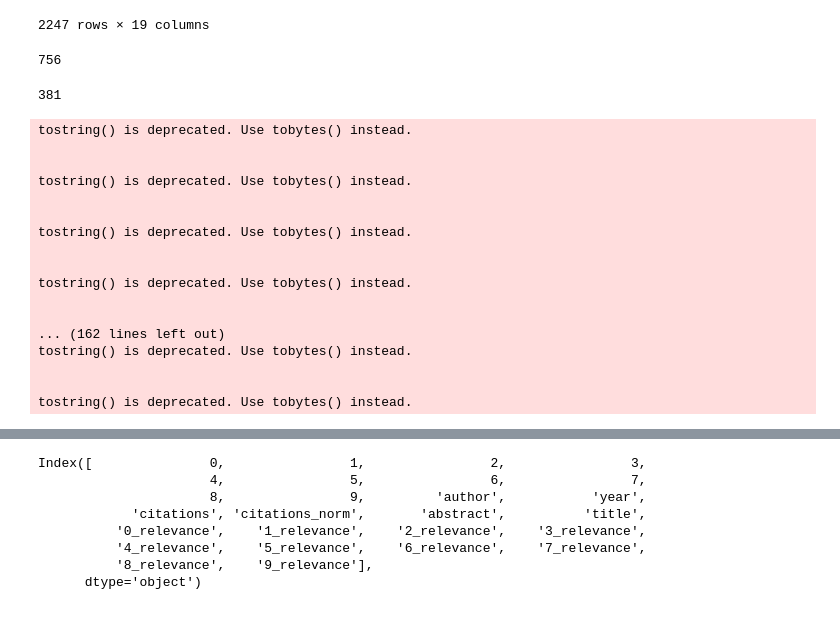
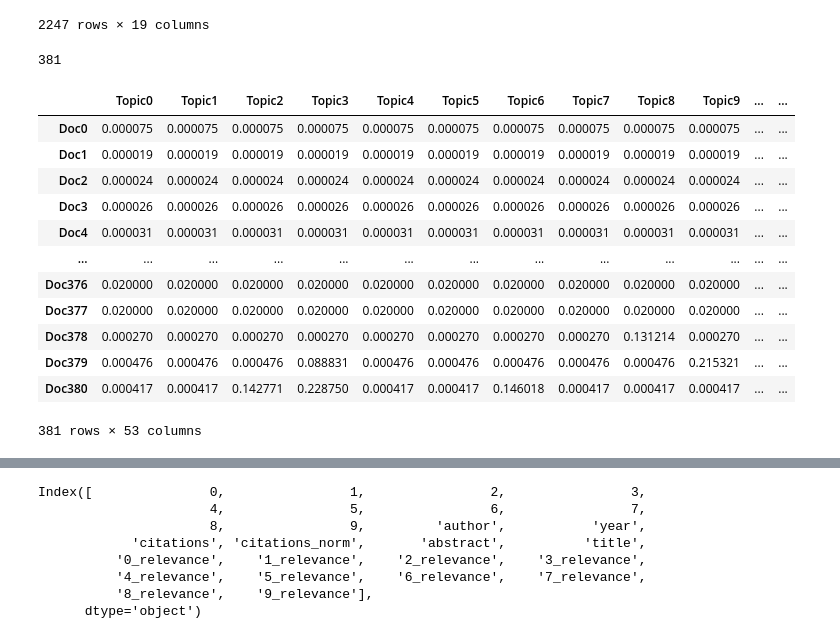
Before and after one commit to brianrqian/LDA, a Jupyter notebook: LDA-pipeline.ipynb, the cells around one changed output, grey strips where cells are left out. Cells and saved outputs as stored; diff of their text form; code cells hidden in the pictures.

```diff
--- a/LDA-pipeline.ipynb
+++ b/LDA-pipeline.ipynb
@@ -268,16 +264,14 @@ for author in df3.names.unique():
 for i, row in df3.iterrows():
     authors[row['names']][row['year']].append(row['abstract_processed'])
 # %%
-all_docs = []
-for author, author_dict in authors.items():
-    for year, documents in author_dict.items():
-        all_docs.append(" ".join(documents))
-len(all_docs)
+#all_docs = []
+#for author, author_dict in authors.items():
+#    for year, documents in author_dict.items():
+#        all_docs.append(" ".join(documents))
+#len(all_docs)
-# %% [output]
-756
 # %%
 all_docs = []
-missing_author_years = {author : list() for author in data.author.unique()}
+missing_author_years = {author : list() for author in df3.names.unique()}
 for author, author_dict in authors.items():
     for year, documents in author_dict.items():
         if len(documents) == 0:
@@ -311,24 +305,6 @@ result5 = modeller5.fit_transform(counts)
 
 models = {'10':modeller,'20':modeller2,'30':modeller3,'40':modeller4,'50':modeller5}
 results = {'10':result,'20':result2,'30':result3,'40':result4,'50':result5}
-# %% [output]
-tostring() is deprecated. Use tobytes() instead.
-
-
-tostring() is deprecated. Use tobytes() instead.
-
-
-tostring() is deprecated. Use tobytes() instead.
-
-
-tostring() is deprecated. Use tobytes() instead.
-
-
-... (162 lines left out)
-tostring() is deprecated. Use tobytes() instead.
-
-
-tostring() is deprecated. Use tobytes() instead.
 # %%
 topicnames = {
     num_topics : ["Topic" + str(i) for i in range(num_topics)] for num_topics in range(10, 60, 10)
@@ -361,6 +337,22 @@ for author in authors.keys():
 for df in df_document_topic.values():
     df['author'] = author_list
     df['year'] = year_list
+# %%
+df
+# %% [output]
+|  | Topic0 | Topic1 | Topic2 | Topic3 | Topic4 | Topic5 | Topic6 | Topic7 | Topic8 | Topic9 | ... | ... |
+| Doc0 | 0.000075 | 0.000075 | 0.000075 | 0.000075 | 0.000075 | 0.000075 | 0.000075 | 0.000075 | 0.000075 | 0.000075 | ... | ... |
+| Doc1 | 0.000019 | 0.000019 | 0.000019 | 0.000019 | 0.000019 | 0.000019 | 0.000019 | 0.000019 | 0.000019 | 0.000019 | ... | ... |
+| Doc2 | 0.000024 | 0.000024 | 0.000024 | 0.000024 | 0.000024 | 0.000024 | 0.000024 | 0.000024 | 0.000024 | 0.000024 | ... | ... |
+| Doc3 | 0.000026 | 0.000026 | 0.000026 | 0.000026 | 0.000026 | 0.000026 | 0.000026 | 0.000026 | 0.000026 | 0.000026 | ... | ... |
+| Doc4 | 0.000031 | 0.000031 | 0.000031 | 0.000031 | 0.000031 | 0.000031 | 0.000031 | 0.000031 | 0.000031 | 0.000031 | ... | ... |
+| ... | ... | ... | ... | ... | ... | ... | ... | ... | ... | ... | ... | ... |
+| Doc376 | 0.020000 | 0.020000 | 0.020000 | 0.020000 | 0.020000 | 0.020000 | 0.020000 | 0.020000 | 0.020000 | 0.020000 | ... | ... |
+| Doc377 | 0.020000 | 0.020000 | 0.020000 | 0.020000 | 0.020000 | 0.020000 | 0.020000 | 0.020000 | 0.020000 | 0.020000 | ... | ... |
+| Doc378 | 0.000270 | 0.000270 | 0.000270 | 0.000270 | 0.000270 | 0.000270 | 0.000270 | 0.000270 | 0.131214 | 0.000270 | ... | ... |
+| Doc379 | 0.000476 | 0.000476 | 0.000476 | 0.088831 | 0.000476 | 0.000476 | 0.000476 | 0.000476 | 0.000476 | 0.215321 | ... | ... |
+| Doc380 | 0.000417 | 0.000417 | 0.142771 | 0.228750 | 0.000417 | 0.000417 | 0.146018 | 0.000417 | 0.000417 | 0.000417 | ... | ... |
+381 rows × 53 columns
 # %%
 averaged = {
     num_topics : df_document_topic[num_topics].groupby('author').mean().drop(['dominant_topic', 'year'], axis=1) for num_topics in df_document_topic.keys()
```
Also changed, not shown: parts of 6 cells of this notebook, 10 other files.
